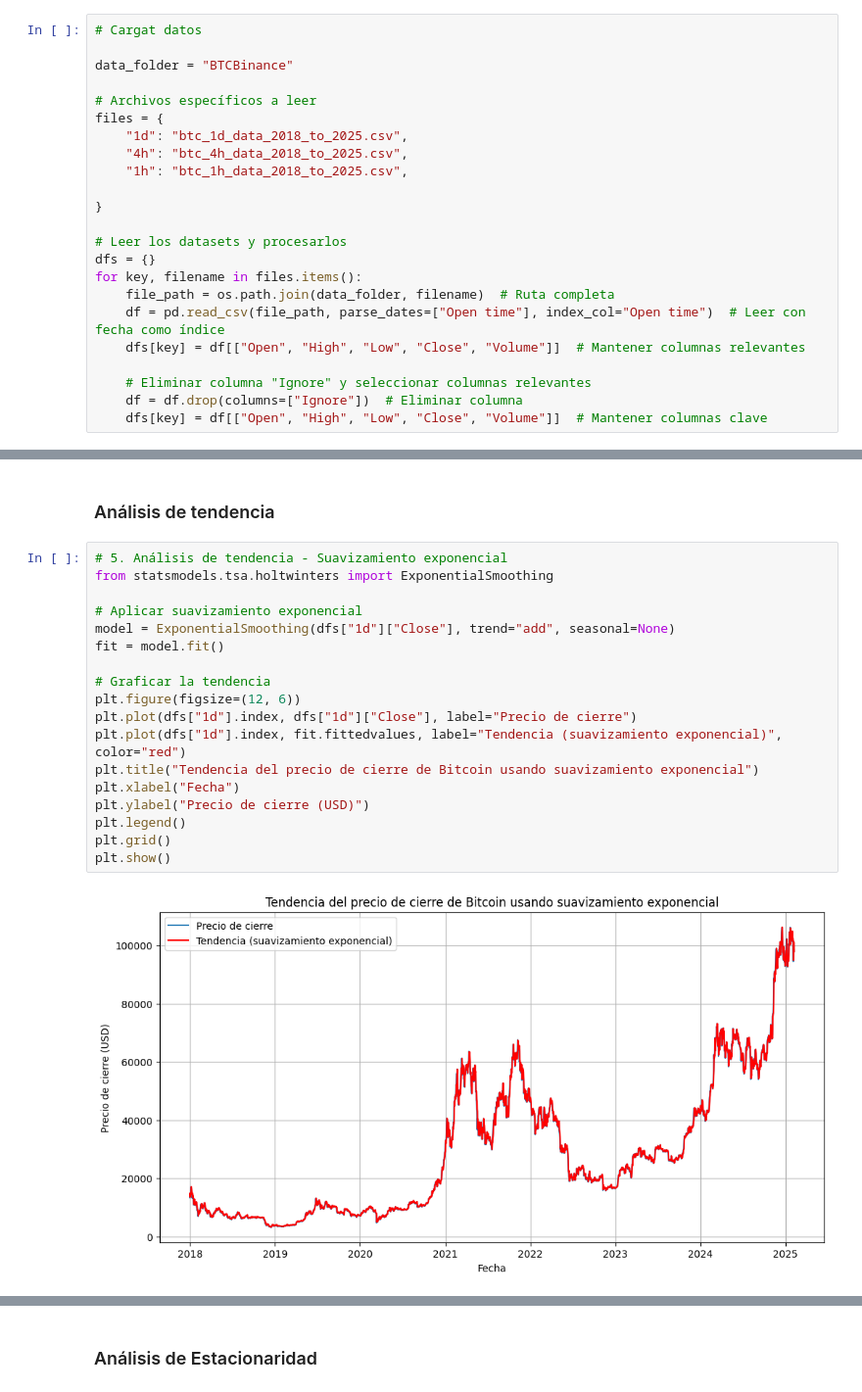
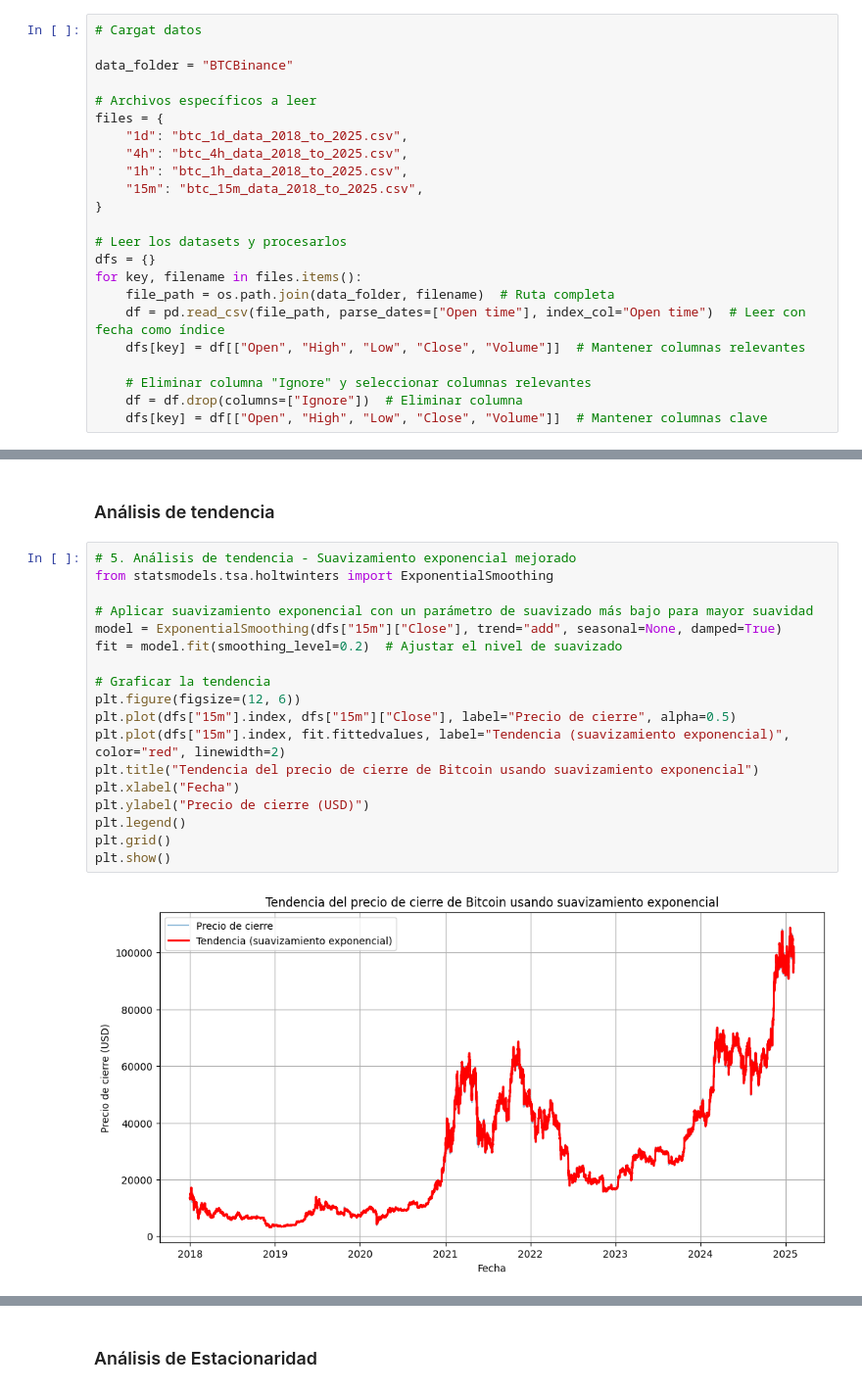
Before and after one commit to mcamilavr/mcamilavr.github.io, a Jupyter notebook: docs/notebooks.ipynb, the cells around one changed output, grey strips where cells are left out. Shown at 98% size. Drawn from its saved outputs; the diff is of its cells as text.

```diff
--- a/docs/notebooks.ipynb
+++ b/docs/notebooks.ipynb
@@ -57,7 +57,7 @@ files = {
     "1d": "btc_1d_data_2018_to_2025.csv",
     "4h": "btc_4h_data_2018_to_2025.csv",
     "1h": "btc_1h_data_2018_to_2025.csv",
-
+    "15m": "btc_15m_data_2018_to_2025.csv",
 }
 
 # Leer los datasets y procesarlos
@@ -263,22 +279,22 @@ Por otro lado, la función de autocorrelación parcial (PACF) muestra un patrón
 # %% [markdown]
 ### Análisis de tendencia
 # %%
-# 5. Análisis de tendencia - Suavizamiento exponencial
+# 5. Análisis de tendencia - Suavizamiento exponencial mejorado
 from statsmodels.tsa.holtwinters import ExponentialSmoothing
 
-# Aplicar suavizamiento exponencial
-model = ExponentialSmoothing(dfs["1d"]["Close"], trend="add", seasonal=None)
-fit = model.fit()
+# Aplicar suavizamiento exponencial con un parámetro de suavizado más bajo para mayor suavidad
+model = ExponentialSmoothing(dfs["15m"]["Close"], trend="add", seasonal=None, damped=True)
+fit = model.fit(smoothing_level=0.2)  # Ajustar el nivel de suavizado
 
 # Graficar la tendencia
 plt.figure(figsize=(12, 6))
-plt.plot(dfs["1d"].index, dfs["1d"]["Close"], label="Precio de cierre")
-plt.plot(dfs["1d"].index, fit.fittedvalues, label="Tendencia (suavizamiento exponencial)", color="red")
+plt.plot(dfs["15m"].index, dfs["15m"]["Close"], label="Precio de cierre", alpha=0.5)
+plt.plot(dfs["15m"].index, fit.fittedvalues, label="Tendencia (suavizamiento exponencial)", color="red", linewidth=2)
 plt.title("Tendencia del precio de cierre de Bitcoin usando suavizamiento exponencial")
 plt.xlabel("Fecha")
 plt.ylabel("Precio de cierre (USD)")
 plt.legend()
 plt.grid()
 plt.show()
 # %% [output]
-[figure, old version]
+[figure, new version]
```
Also changed, not shown: parts of 11 cells of this notebook.
